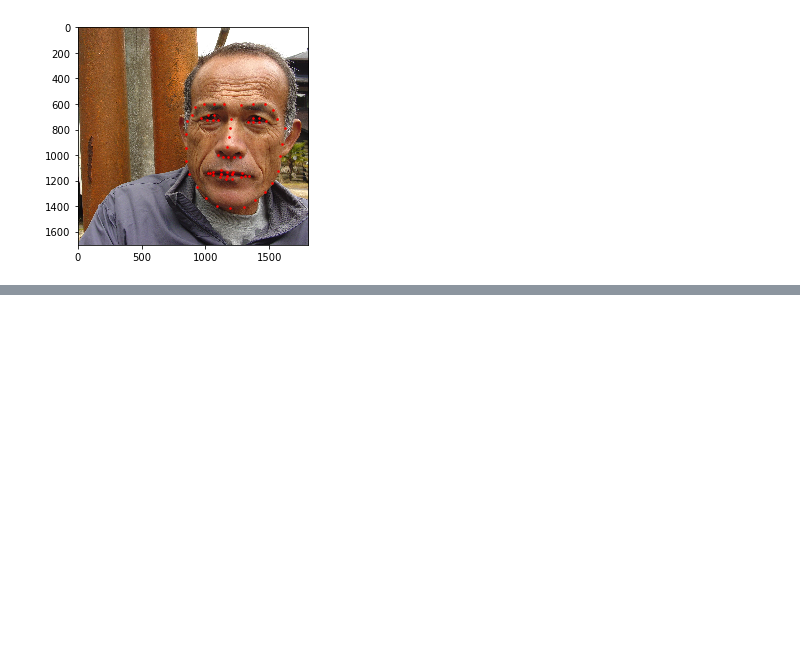
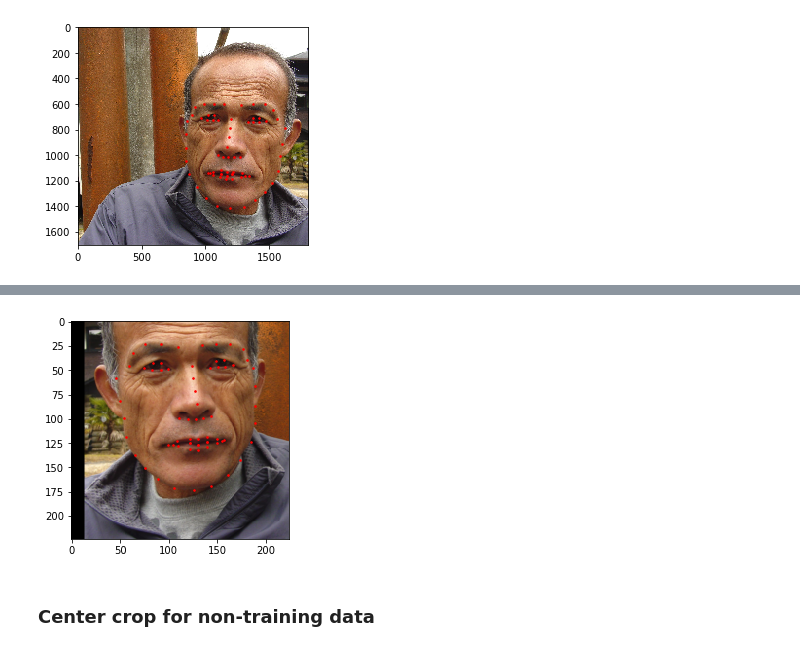
Before and after one commit to wesleylp/CPE775, a Jupyter notebook: notebooks/4. Data augmentation.ipynb, the cells around one changed output, grey strips where cells are left out. Saved outputs shown, nothing was run; the diff lists cells and outputs as text; code cells hidden in the pictures; blank space fills up the shorter version.

```diff
--- a/notebooks/4. Data augmentation.ipynb
+++ b/notebooks/4. Data augmentation.ipynb
@@ -125,0 +153,9 @@ show_landmarks(sample['image'], sample['landmarks'], normalized=True)
+# %%
+sample = random_crop(face_sample)
+image = sample['image']
+landmarks = sample['landmarks']
+show_landmarks(image, landmarks, normalized=True)
+# %% [output]
+[figure, added]
+# %% [markdown]
+### Center crop for non-training data
```
Also changed, not shown: parts of 8 cells of this notebook, 13 other files.
